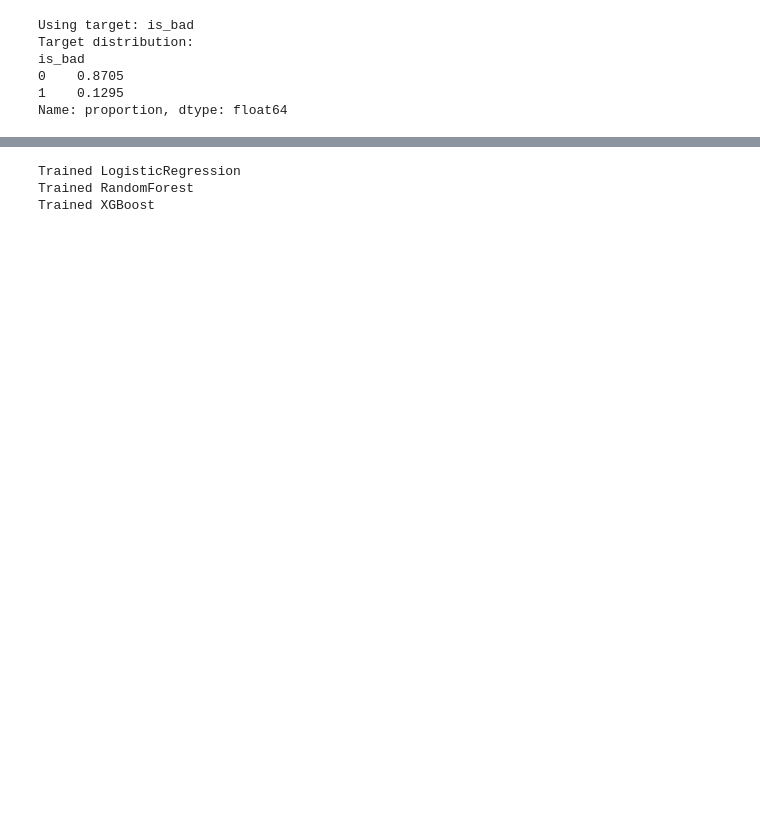
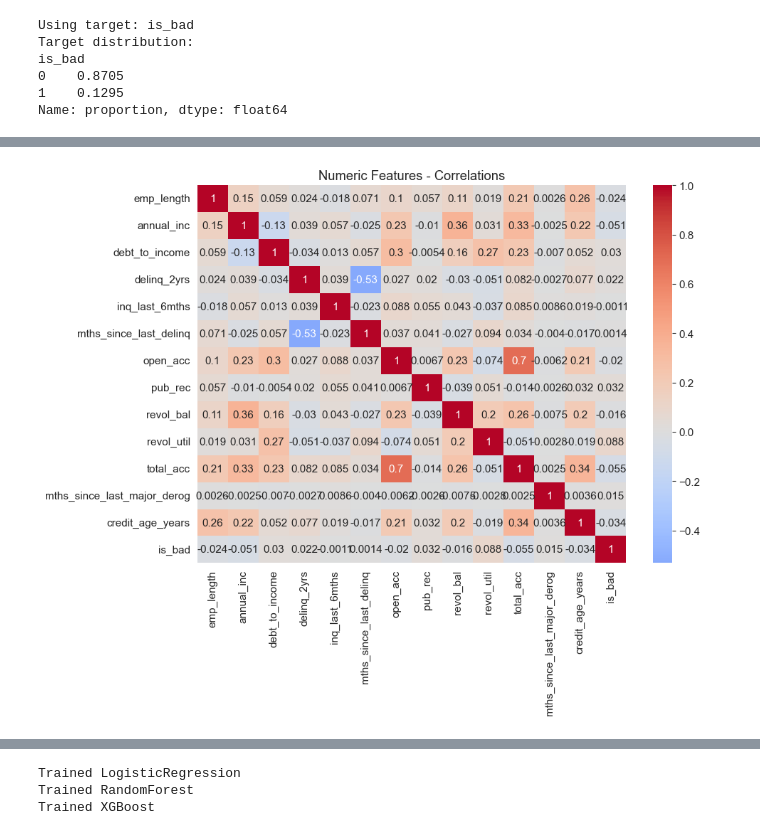
Before and after one commit to mvsundaresan/LendingClub, a Jupyter notebook: LCAnalysis.ipynb, the cells around one changed output, grey strips where cells are left out. Drawn from its saved outputs; the diff is of its cells as text; code cells hidden in the pictures; blank space fills up the shorter version.

```diff
--- a/LCAnalysis.ipynb
+++ b/LCAnalysis.ipynb
@@ -286,0 +301,11 @@ dtype: int64
+# %%
+# Correlation heatmap of numeric features
+if len(NUMERIC) >= 2:
+    num_corr = df[NUMERIC].corr().abs()
+    plt.figure(figsize=(10,8))
+    sns.heatmap(df[NUMERIC + [target_col]].corr(), cmap="coolwarm", center=0, annot=True)
+    plt.title("Numeric Features - Correlations")
+    plt.tight_layout()
+    plt.show()
+# %% [output]
+[figure, added]
```
Also changed, not shown: parts of 48 cells of this notebook.
